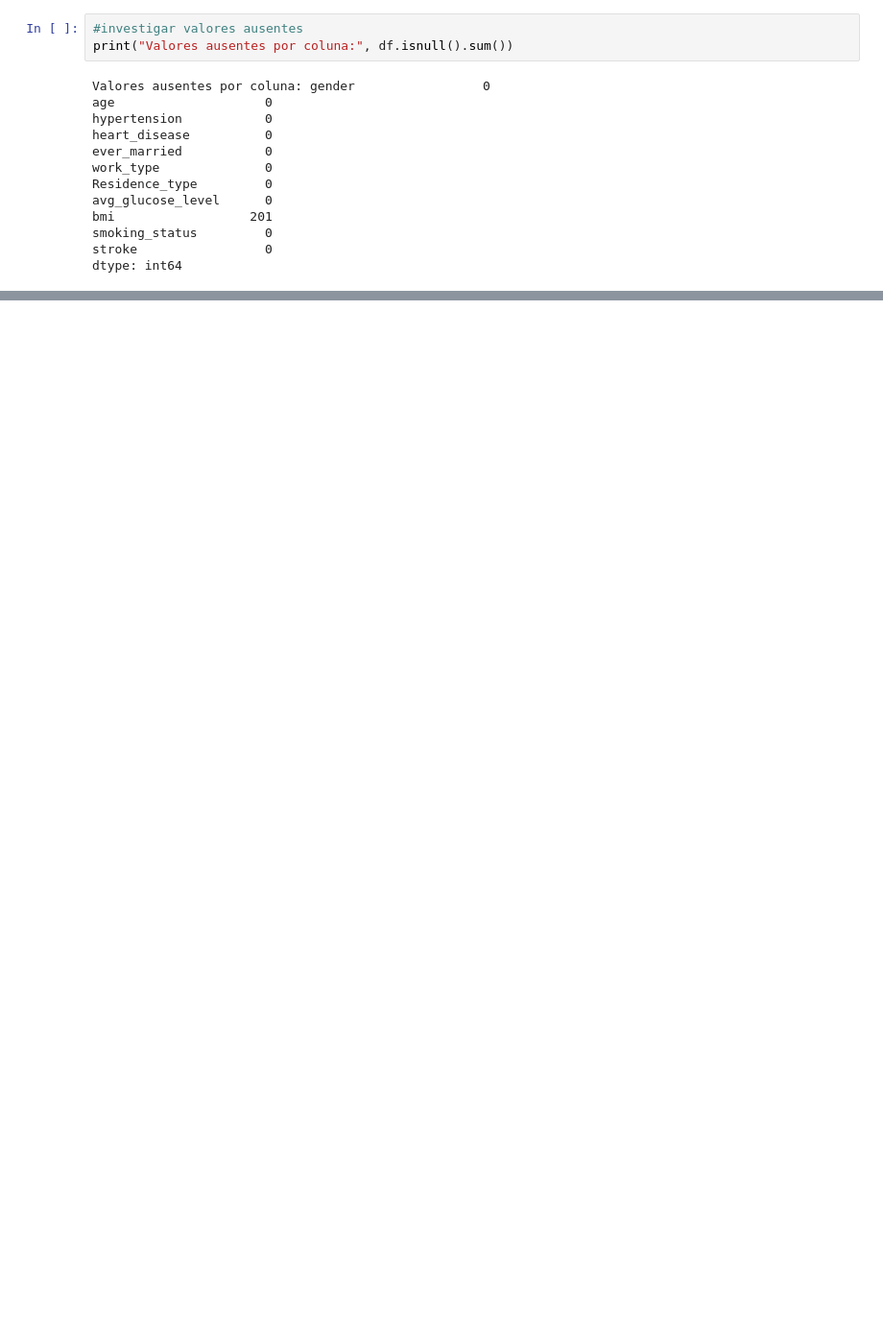
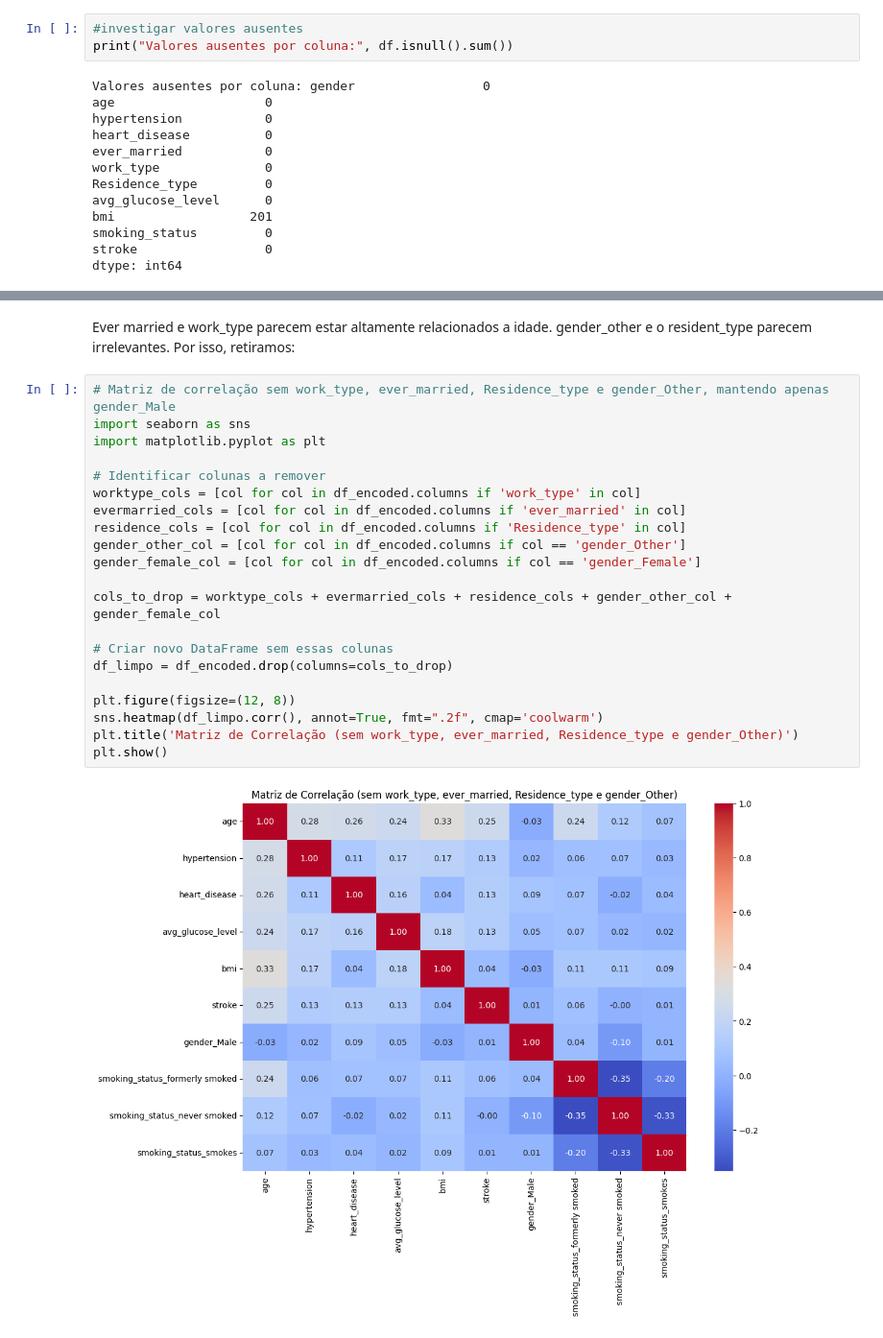
Before and after one commit to GabrielRolla/Trabalho-1, a Jupyter notebook: trabalho1.ipynb, the cells around one changed output, grey strips where cells are left out. Shown at 96% size. Cells and saved outputs as stored; diff of their text form; blank space fills up the shorter version.

```diff
--- a/trabalho1.ipynb
+++ b/trabalho1.ipynb
@@ -229,0 +226,27 @@ Valores negativos em 'avg_glucose_level': 0
+# %% [markdown]
+Ever married e work_type parecem estar altamente relacionados a idade.
+gender_other e o resident_type parecem irrelevantes.
+Por isso, retiramos:
+# %%
+# Matriz de correlação sem work_type, ever_married, Residence_type e gender_Other, mantendo apenas gender_Male
+import seaborn as sns
+import matplotlib.pyplot as plt
+
+# Identificar colunas a remover
+worktype_cols = [col for col in df_encoded.columns if 'work_type' in col]
+evermarried_cols = [col for col in df_encoded.columns if 'ever_married' in col]
+residence_cols = [col for col in df_encoded.columns if 'Residence_type' in col]
+gender_other_col = [col for col in df_encoded.columns if col == 'gender_Other']
+gender_female_col = [col for col in df_encoded.columns if col == 'gender_Female']
+
+cols_to_drop = worktype_cols + evermarried_cols + residence_cols + gender_other_col + gender_female_col
+
+# Criar novo DataFrame sem essas colunas
+df_limpo = df_encoded.drop(columns=cols_to_drop)
+
+plt.figure(figsize=(12, 8))
+sns.heatmap(df_limpo.corr(), annot=True, fmt=".2f", cmap='coolwarm')
+plt.title('Matriz de Correlação (sem work_type, ever_married, Residence_type e gender_Other)')
+plt.show()
+# %% [output]
+[figure, added]
```
Also changed, not shown: parts of 10 cells of this notebook.
